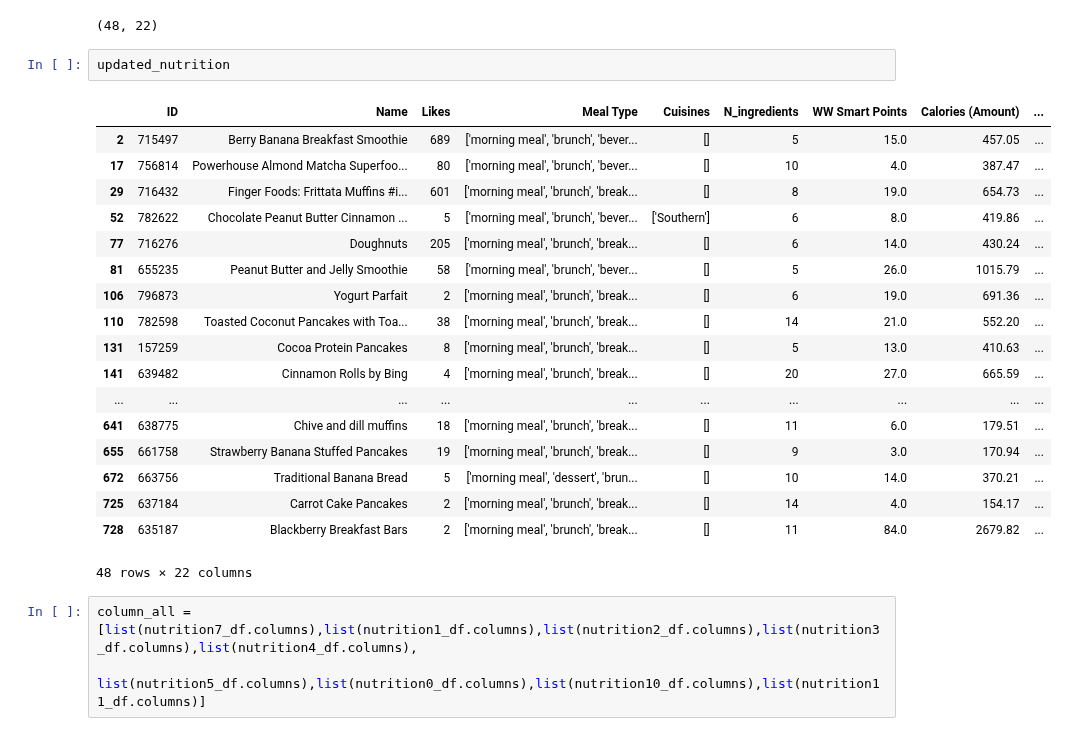
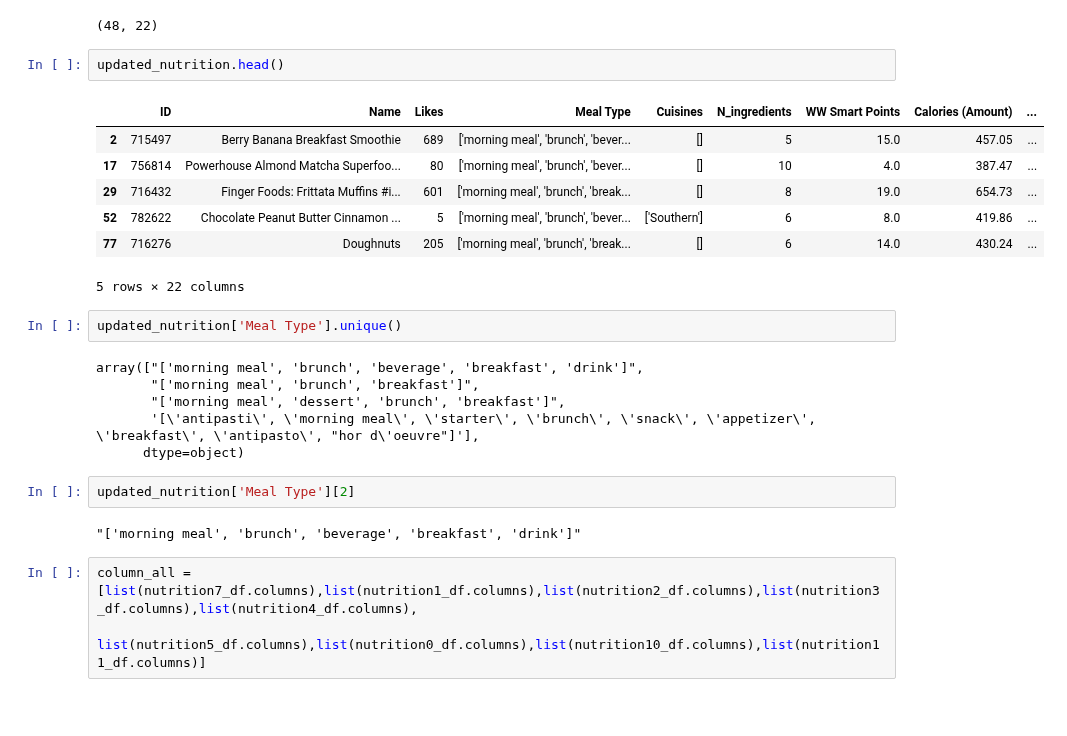
Before and after one commit to alyssahondrade/Project1, a Jupyter notebook: lakna_nutritious_recipes.ipynb, the cells around one changed output. Saved outputs shown, nothing was run; the diff lists cells and outputs as text; blank space fills up the shorter version.

```diff
--- a/lakna_nutritious_recipes.ipynb
+++ b/lakna_nutritious_recipes.ipynb
@@ -1753,26 +1753,27 @@ updated_nutrition.shape
 # %% [output]
 (48, 22)
 # %%
-updated_nutrition
+updated_nutrition.head()
 # %% [output]
 |  | ID | Name | Likes | Meal Type | Cuisines | N_ingredients | WW Smart Points | Calories (Amount) | ... |
 | 2 | 715497 | Berry Banana Breakfast Smoothie | 689 | ['morning meal', 'brunch', 'bever... | [] | 5 | 15.0 | 457.05 | ... |
 | 17 | 756814 | Powerhouse Almond Matcha Superfoo... | 80 | ['morning meal', 'brunch', 'bever... | [] | 10 | 4.0 | 387.47 | ... |
 | 29 | 716432 | Finger Foods: Frittata Muffins #i... | 601 | ['morning meal', 'brunch', 'break... | [] | 8 | 19.0 | 654.73 | ... |
 | 52 | 782622 | Chocolate Peanut Butter Cinnamon ... | 5 | ['morning meal', 'brunch', 'bever... | ['Southern'] | 6 | 8.0 | 419.86 | ... |
 | 77 | 716276 | Doughnuts | 205 | ['morning meal', 'brunch', 'break... | [] | 6 | 14.0 | 430.24 | ... |
-| 81 | 655235 | Peanut Butter and Jelly Smoothie | 58 | ['morning meal', 'brunch', 'bever... | [] | 5 | 26.0 | 1015.79 | ... |
-| 106 | 796873 | Yogurt Parfait | 2 | ['morning meal', 'brunch', 'break... | [] | 6 | 19.0 | 691.36 | ... |
-| 110 | 782598 | Toasted Coconut Pancakes with Toa... | 38 | ['morning meal', 'brunch', 'break... | [] | 14 | 21.0 | 552.20 | ... |
-| 131 | 157259 | Cocoa Protein Pancakes | 8 | ['morning meal', 'brunch', 'break... | [] | 5 | 13.0 | 410.63 | ... |
-| 141 | 639482 | Cinnamon Rolls by Bing | 4 | ['morning meal', 'brunch', 'break... | [] | 20 | 27.0 | 665.59 | ... |
-| ... | ... | ... | ... | ... | ... | ... | ... | ... | ... |
-| 641 | 638775 | Chive and dill muffins | 18 | ['morning meal', 'brunch', 'break... | [] | 11 | 6.0 | 179.51 | ... |
-| 655 | 661758 | Strawberry Banana Stuffed Pancakes | 19 | ['morning meal', 'brunch', 'break... | [] | 9 | 3.0 | 170.94 | ... |
-| 672 | 663756 | Traditional Banana Bread | 5 | ['morning meal', 'dessert', 'brun... | [] | 10 | 14.0 | 370.21 | ... |
-| 725 | 637184 | Carrot Cake Pancakes | 2 | ['morning meal', 'brunch', 'break... | [] | 14 | 4.0 | 154.17 | ... |
-| 728 | 635187 | Blackberry Breakfast Bars | 2 | ['morning meal', 'brunch', 'break... | [] | 11 | 84.0 | 2679.82 | ... |
-48 rows × 22 columns
+5 rows × 22 columns
+# %%
+updated_nutrition['Meal Type'].unique()
+# %% [output]
+array(["['morning meal', 'brunch', 'beverage', 'breakfast', 'drink']",
+       "['morning meal', 'brunch', 'breakfast']",
+       "['morning meal', 'dessert', 'brunch', 'breakfast']",
+       '[\'antipasti\', \'morning meal\', \'starter\', \'brunch\', \'snack\', \'appetizer\', \'breakfast\', \'antipasto\', "hor d\'oeuvre"]'],
+      dtype=object)
+# %%
+updated_nutrition['Meal Type'][2]
+# %% [output]
+"['morning meal', 'brunch', 'beverage', 'breakfast', 'drink']"
 # %%
 column_all = [list(nutrition7_df.columns),list(nutrition1_df.columns),list(nutrition2_df.columns),list(nutrition3_df.columns),list(nutrition4_df.columns),
          list(nutrition5_df.columns),list(nutrition0_df.columns),list(nutrition10_df.columns),list(nutrition11_df.columns)]
```
